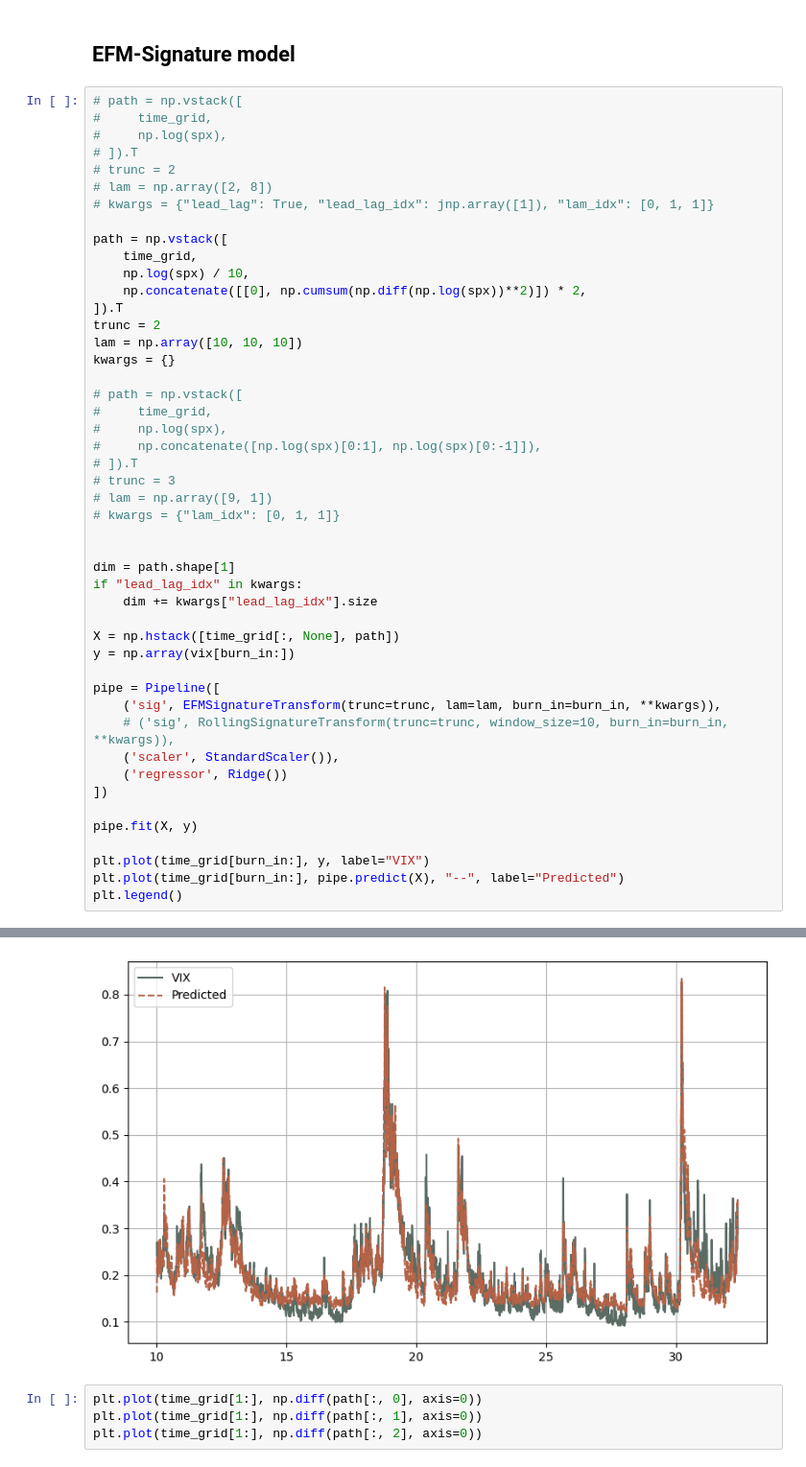
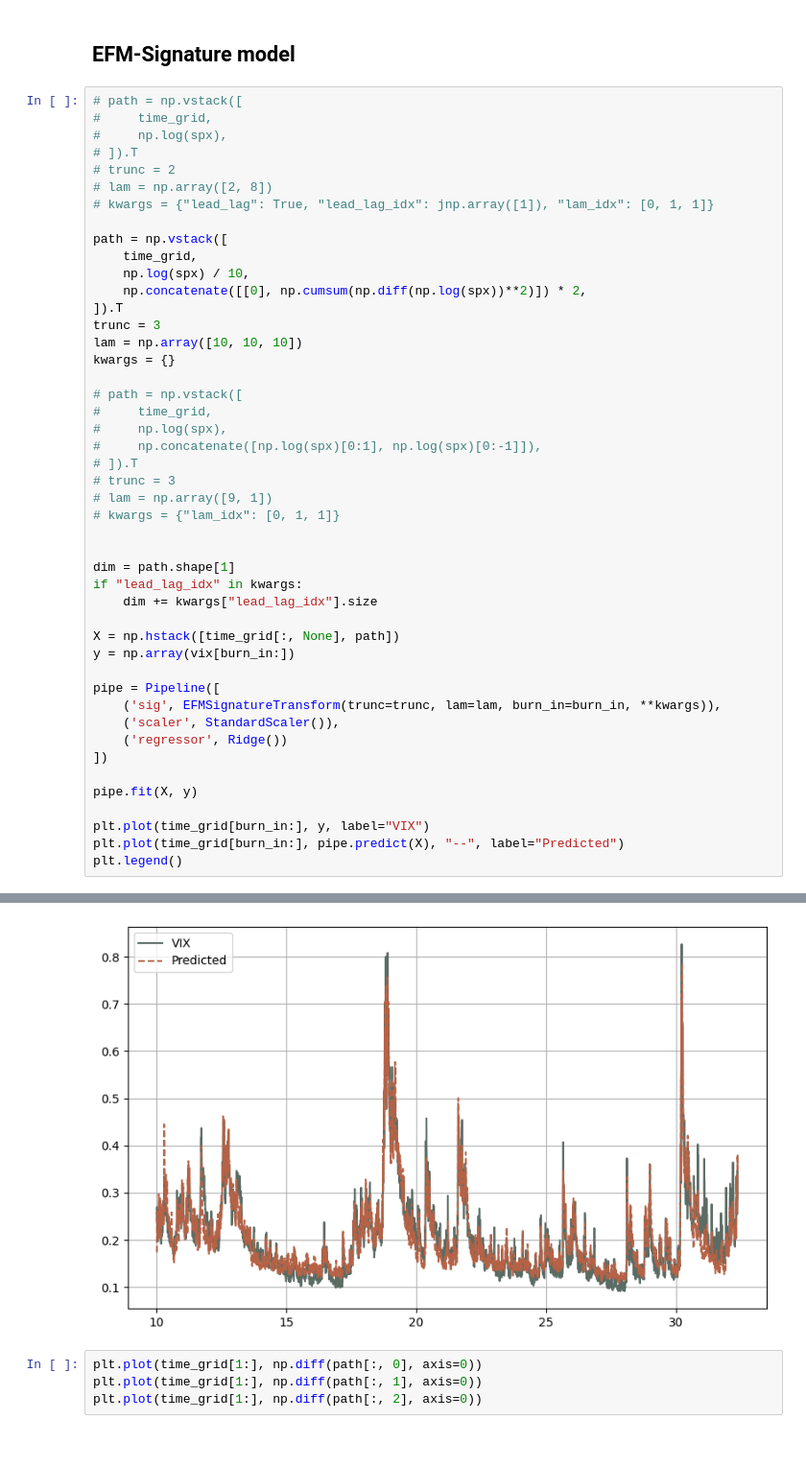
Before and after one commit to MrG1raffe/signature, a Jupyter notebook: notebooks/SPX-VIX_EFM-Signature.ipynb, the cells around one changed output, grey strips where cells are left out. Shown at 96% size. Drawn from its saved outputs; the diff is of its cells as text.

```diff
--- a/notebooks/SPX-VIX_EFM-Signature.ipynb
+++ b/notebooks/SPX-VIX_EFM-Signature.ipynb
@@ -93,42 +90,41 @@ path = np.vstack([
     np.log(spx) / 10,
     np.concatenate([[0], np.cumsum(np.diff(np.log(spx))**2)]) * 2,
 ]).T
-trunc = 2
+trunc = 3
 lam = np.array([10, 10, 10])
 kwargs = {}
 
 # path = np.vstack([
 #     time_grid,
 #     np.log(spx),
 #     np.concatenate([np.log(spx)[0:1], np.log(spx)[0:-1]]),
 # ]).T
 # trunc = 3
 # lam = np.array([9, 1])
 # kwargs = {"lam_idx": [0, 1, 1]}
 
 
 dim = path.shape[1]
 if "lead_lag_idx" in kwargs:
     dim += kwargs["lead_lag_idx"].size
 
 X = np.hstack([time_grid[:, None], path])
 y = np.array(vix[burn_in:])
 
 pipe = Pipeline([
     ('sig', EFMSignatureTransform(trunc=trunc, lam=lam, burn_in=burn_in, **kwargs)),
-    # ('sig', RollingSignatureTransform(trunc=trunc, window_size=10, burn_in=burn_in, **kwargs)),
     ('scaler', StandardScaler()),
     ('regressor', Ridge())
 ])
 
 pipe.fit(X, y)
 
 plt.plot(time_grid[burn_in:], y, label="VIX")
 plt.plot(time_grid[burn_in:], pipe.predict(X), "--", label="Predicted")
 plt.legend()
 # %% [output]
 <matplotlib.legend.Legend at 0x...>
-[figure, old version]
+[figure, new version]
 # %%
 plt.plot(time_grid[1:], np.diff(path[:, 0], axis=0))
 plt.plot(time_grid[1:], np.diff(path[:, 1], axis=0))
```
Also changed, not shown: parts of 43 cells of this notebook, 11 other files.
